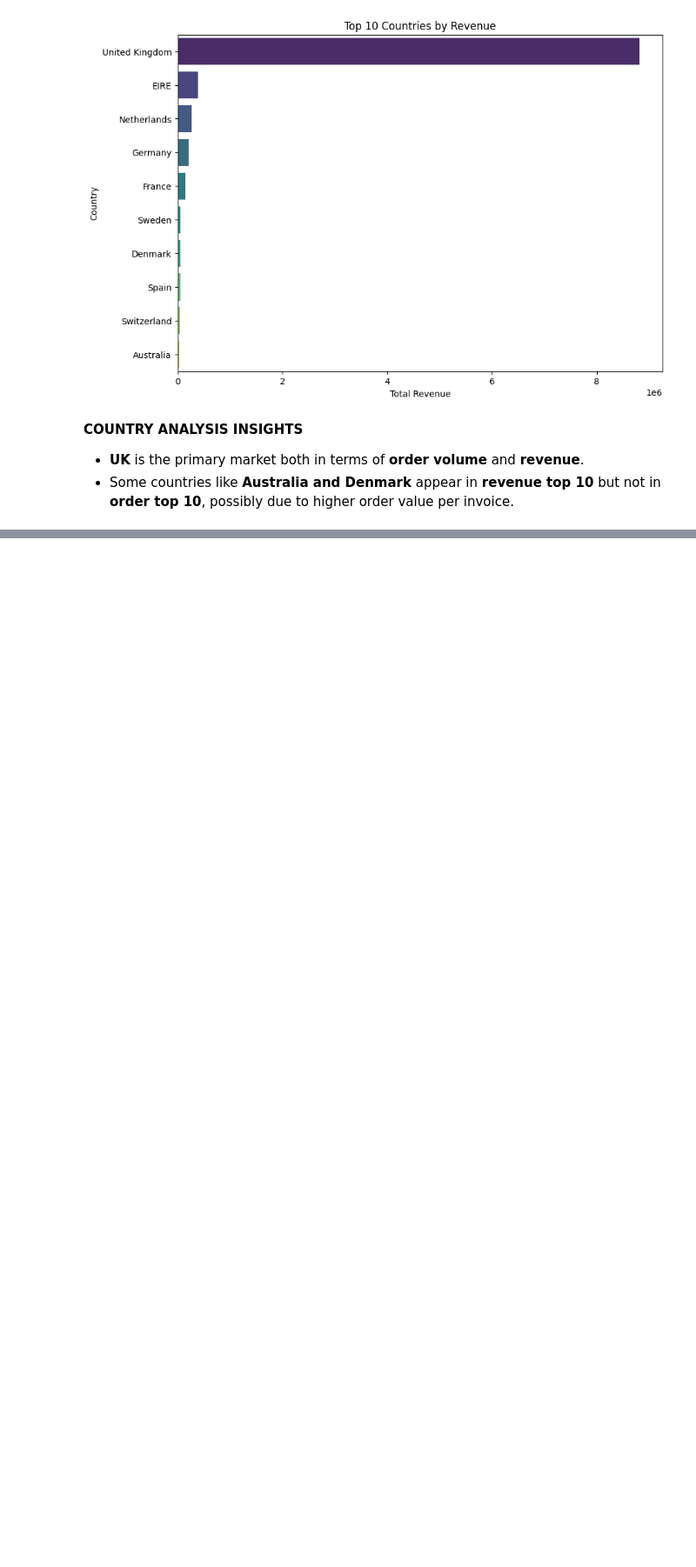
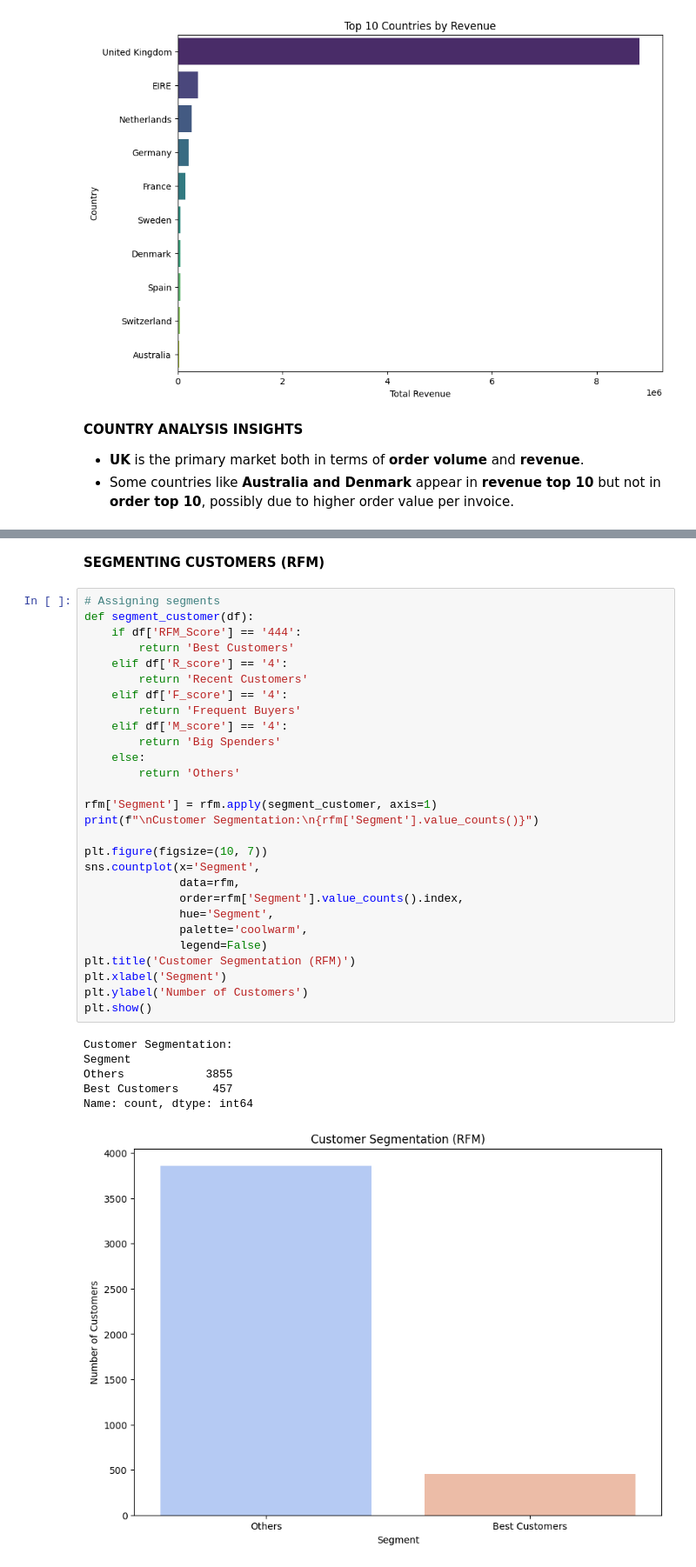
Before and after one commit to mariamkhan04/Online-Retail-Sales---EDA, a Jupyter notebook: eda.ipynb, the cells around one changed output, grey strips where cells are left out. Shown at 87% size. Cells and saved outputs as stored; diff of their text form; blank space fills up the shorter version.

```diff
--- a/eda.ipynb
+++ b/eda.ipynb
@@ -455,0 +582,37 @@ Name: Revenue, dtype: float64
+# %% [markdown]
+**SEGMENTING CUSTOMERS (RFM)**
+# %%
+# Assigning segments
+def segment_customer(df):
+    if df['RFM_Score'] == '444':
+        return 'Best Customers'
+    elif df['R_score'] == '4':
+        return 'Recent Customers'
+    elif df['F_score'] == '4':
+        return 'Frequent Buyers'
+    elif df['M_score'] == '4':
+        return 'Big Spenders'
+    else:
+        return 'Others'
+
+rfm['Segment'] = rfm.apply(segment_customer, axis=1)
+print(f"\nCustomer Segmentation:\n{rfm['Segment'].value_counts()}")
+
+plt.figure(figsize=(10, 7))
+sns.countplot(x='Segment',
+              data=rfm,
+              order=rfm['Segment'].value_counts().index,
+              hue='Segment',
+              palette='coolwarm',
+              legend=False)
+plt.title('Customer Segmentation (RFM)')
+plt.xlabel('Segment')
+plt.ylabel('Number of Customers')
+plt.show()
+# %% [output]
+Customer Segmentation:
+Segment
+Others            3855
+Best Customers     457
+Name: count, dtype: int64
+[figure, added]
```
Also changed, not shown: parts of 14 cells of this notebook, 2 other files.
